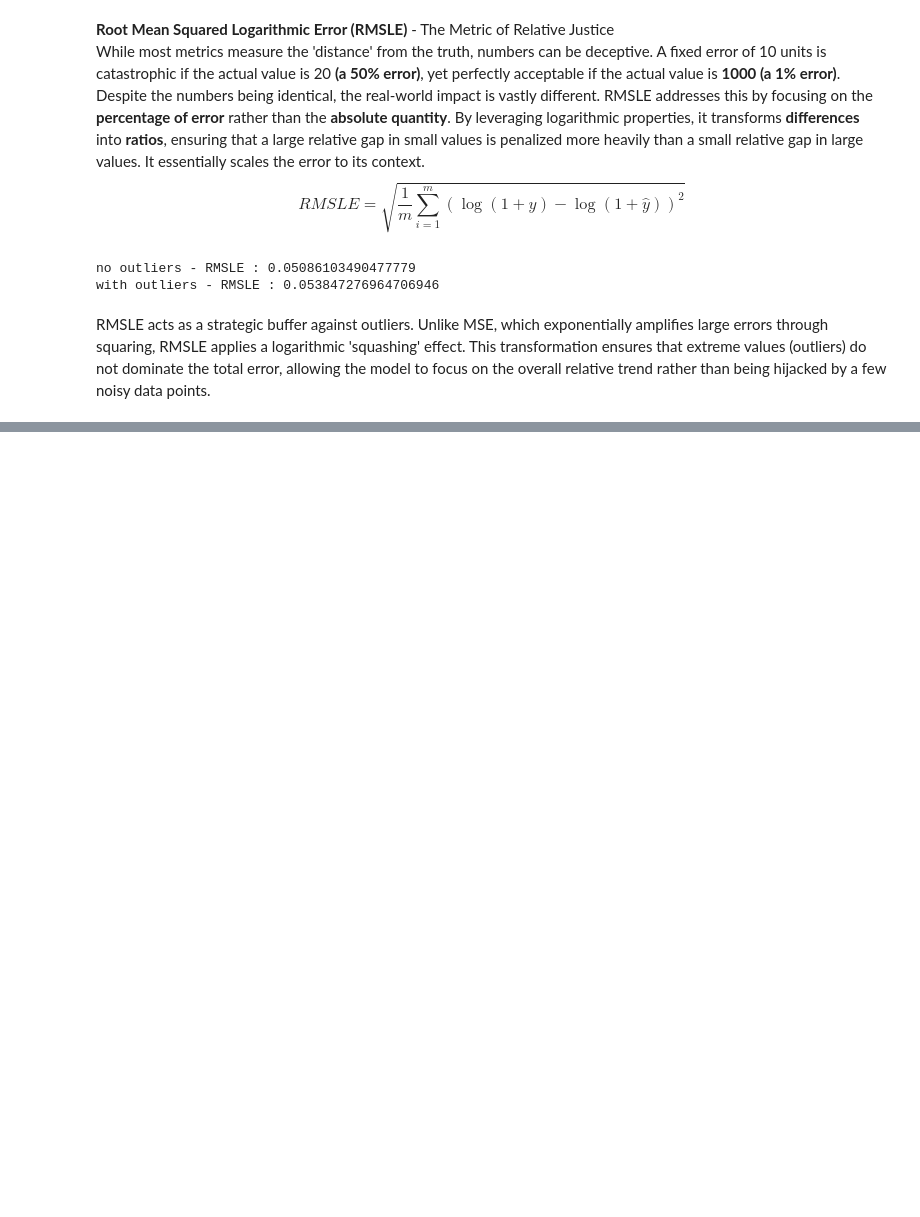
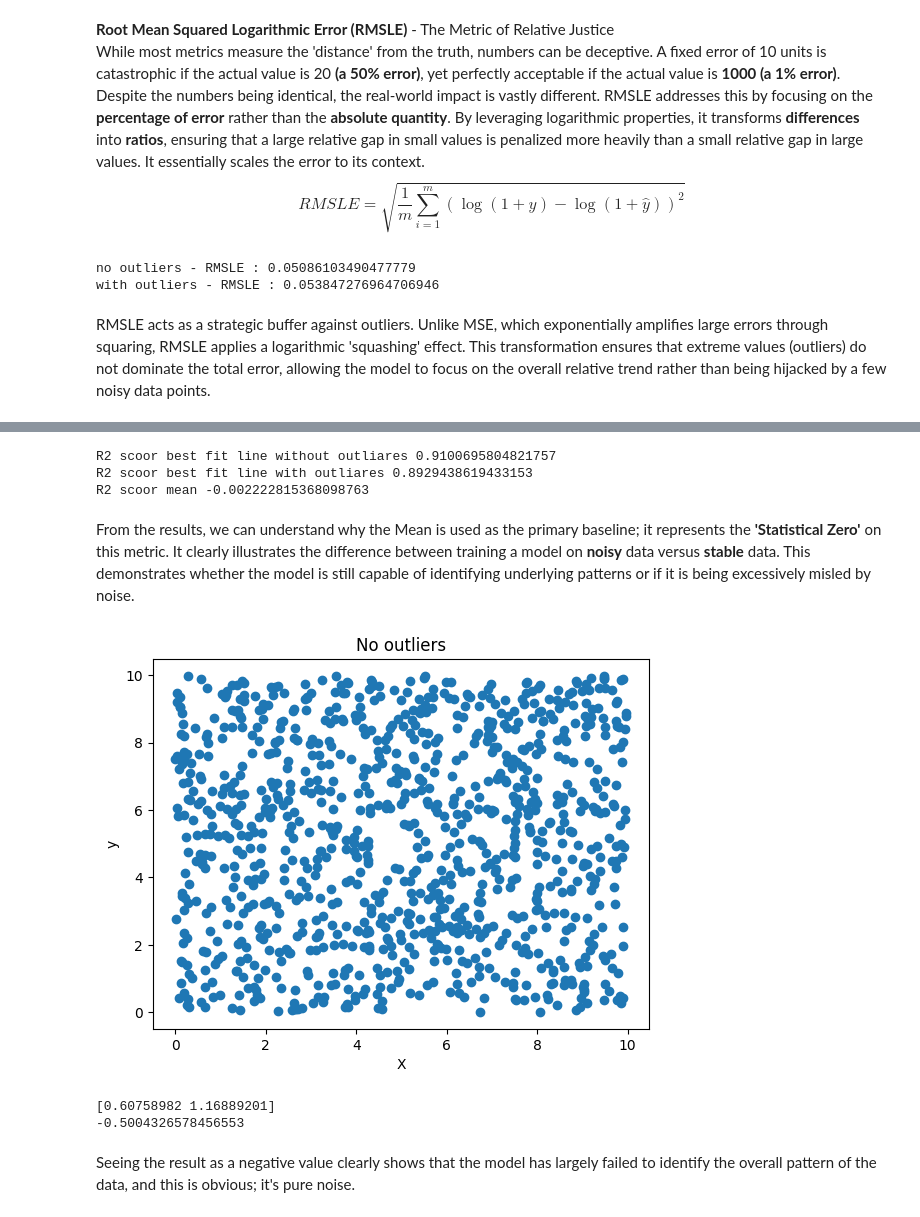
Before and after one commit to MohamedLaminBouakkaz/AI-Foundations-Lab, a Jupyter notebook: linearRegression/modelsEvaluations.ipynb, the cells around one changed output, grey strips where cells are left out. Drawn from its saved outputs; the diff is of its cells as text; code cells hidden in the pictures; blank space fills up the shorter version.

```diff
--- a/linearRegression/modelsEvaluations.ipynb
+++ b/linearRegression/modelsEvaluations.ipynb
@@ -122,0 +155,33 @@ RMSLE acts as a strategic buffer against outliers. Unlike MSE, which exponential
+# %%
+print(f"R2 Score best fit line without outliers {R2_score(y_test_no_outliers,y_pred_no_outliers)}")
+print(f"R2 Score best fit line with outliers {R2_score(y_test_with_outliers,y_pred_with_outliers)}")
+print(f"R2 Score mean {R2_score(y_test_with_outliers,np.array([mean]*(simple_size-train_size)))}")
+# %% [output]
+R2 scoor best fit line without outliares 0.9100695804821757
+R2 scoor best fit line with outliares 0.8929438619433153
+R2 scoor mean -0.002222815368098763
+# %% [markdown]
+From the results, we can understand why the Mean is used as the primary baseline; it represents the **'Statistical Zero'** on this metric. It clearly illustrates the difference between training a model on **noisy** data versus **stable** data. This demonstrates whether the model is still capable of identifying underlying patterns or if it is being excessively misled by noise.
+# %%
+# testing the metrics on noise data
+np.random.seed(1)
+X_noise_data = np.random.random(simple_size)*10
+y_noise_data = np.random.random(simple_size)*10
+plot_scater(X_noise_data,y_noise_data,"noise data","x","y")
+# %% [output]
+[figure, added]
+# %%
+#train the model in this data
+X_train_with_noise = X_noise_data[:train_size]
+y_train_with_noise = y_noise_data[:train_size]
+X_test_with_noise = X_noise_data[train_size:]
+y_test_with_noise = y_noise_data[train_size:]
+w_trained_noisy=gradientDescent(X_train_with_noise,y_train_with_noise,0.001,1000)
+print(w_trained_noisy)
+pred_noise=np.dot(np.c_[X_test_with_noise,np.ones(simple_size-train_size)],w_trained_noisy)
+print(R2_score(y_test_with_noise,pred_noise))
+# %% [output]
+[0.60758982 1.16889201]
+-0.5004326578456553
+# %% [markdown]
+Seeing the result as a negative value clearly shows that the model has largely failed to identify the overall pattern of the data, and this is obvious; it's pure noise.
```
Also changed, not shown: parts of 7 cells of this notebook.
